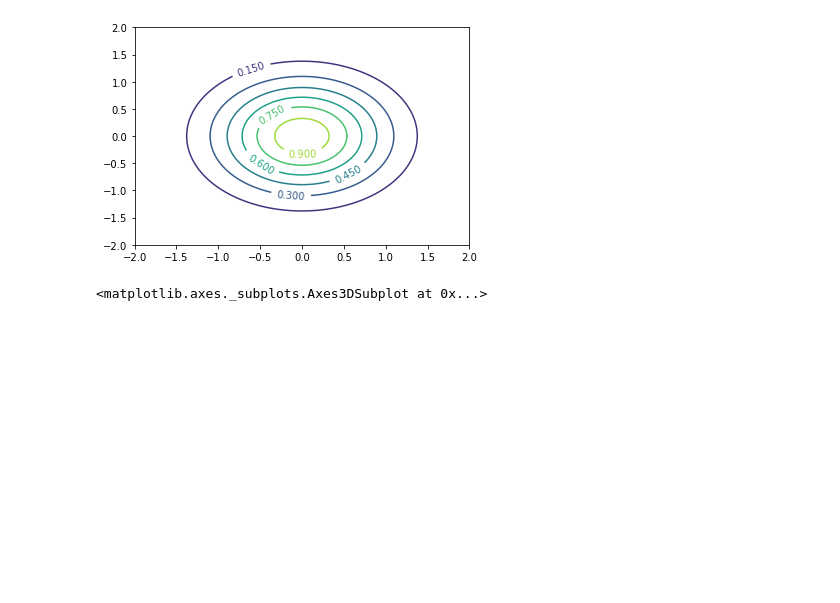
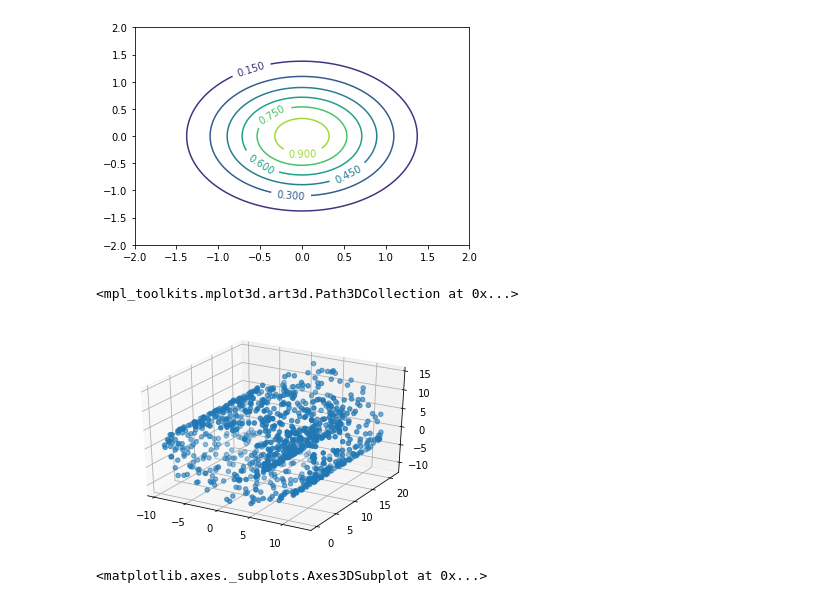
Before and after one commit to chhanganivarun/cvit-workshop, a Jupyter notebook: classes/day1/day1.ipynb, the cells around one changed output. Saved outputs shown, nothing was run; the diff lists cells and outputs as text; code cells hidden in the pictures; blank space fills up the shorter version.

```diff
--- a/classes/day1/day1.ipynb
+++ b/classes/day1/day1.ipynb
@@ -322,6 +322,15 @@ X, _ = make_swiss_roll(1000)
 xs = X[:, 0]
 ys = X[:, 1]
 zs = X[:, 2]
+# %%
+from mpl_toolkits.mplot3d import Axes3D
+%matplotlib qt
+plt3d = plt.figure().gca(projection='3d')
+plt3d.scatter(xs,ys,zs)
+# Write code here to plot the 3D scatter-plot(~1 line)
+# %% [output]
+<mpl_toolkits.mplot3d.art3d.Path3DCollection at 0x...>
+[figure, added]
 # %%
 from mpl_toolkits.mplot3d import Axes3D
 %matplotlib qt
```
Also changed, not shown: parts of 10 cells of this notebook.
